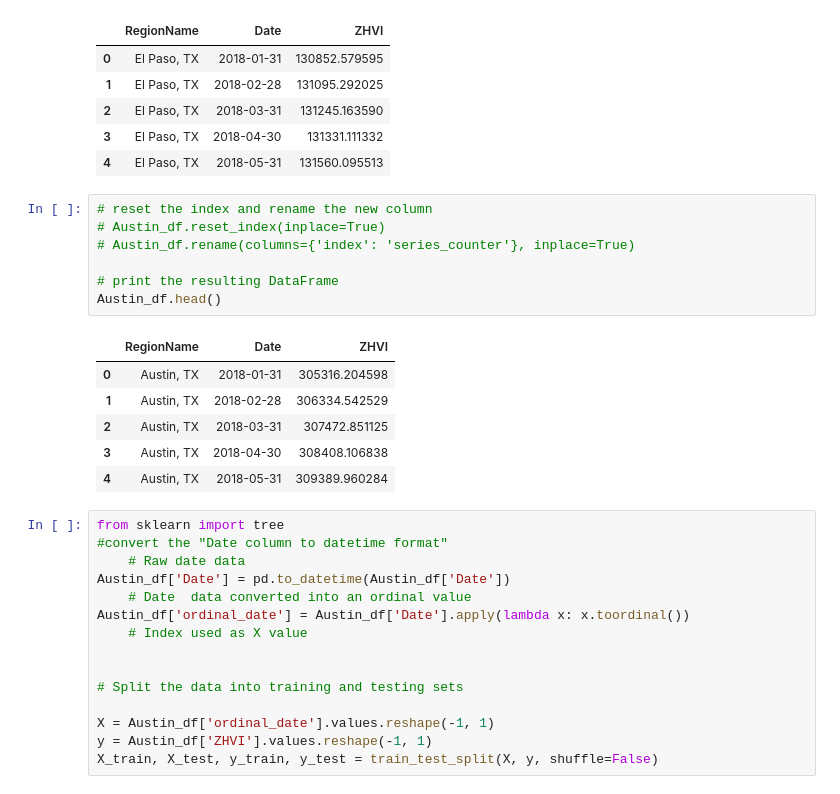
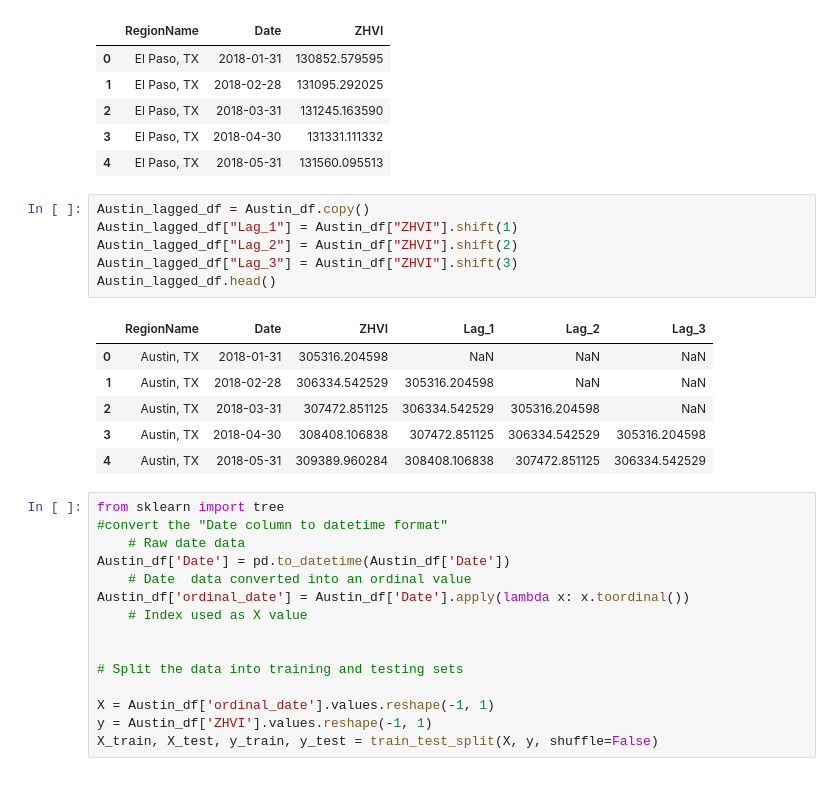
Before and after one commit to rjosanchez/project4-team1, a Jupyter notebook: ZHVI_Clean_Up.ipynb, the cells around one changed output. Saved outputs shown, nothing was run; the diff lists cells and outputs as text.

```diff
--- a/ZHVI_Clean_Up.ipynb
+++ b/ZHVI_Clean_Up.ipynb
@@ -220,20 +210,19 @@ El_Paso_df.head()
 | 2 | El Paso, TX | 2018-03-31 | 131245.163590 |
 | 3 | El Paso, TX | 2018-04-30 | 131331.111332 |
 | 4 | El Paso, TX | 2018-05-31 | 131560.095513 |
-# %%
-# reset the index and rename the new column
-# Austin_df.reset_index(inplace=True)
-# Austin_df.rename(columns={'index': 'series_counter'}, inplace=True)
-
-# print the resulting DataFrame
-Austin_df.head()
-# %% [output]
-|  | RegionName | Date | ZHVI |
-| 0 | Austin, TX | 2018-01-31 | 305316.204598 |
-| 1 | Austin, TX | 2018-02-28 | 306334.542529 |
-| 2 | Austin, TX | 2018-03-31 | 307472.851125 |
-| 3 | Austin, TX | 2018-04-30 | 308408.106838 |
-| 4 | Austin, TX | 2018-05-31 | 309389.960284 |
+# %%
+Austin_lagged_df = Austin_df.copy()
+Austin_lagged_df["Lag_1"] = Austin_df["ZHVI"].shift(1)
+Austin_lagged_df["Lag_2"] = Austin_df["ZHVI"].shift(2)
+Austin_lagged_df["Lag_3"] = Austin_df["ZHVI"].shift(3)
+Austin_lagged_df.head()
+# %% [output]
+|  | RegionName | Date | ZHVI | Lag_1 | Lag_2 | Lag_3 |
+| 0 | Austin, TX | 2018-01-31 | 305316.204598 | NaN | NaN | NaN |
+| 1 | Austin, TX | 2018-02-28 | 306334.542529 | 305316.204598 | NaN | NaN |
+| 2 | Austin, TX | 2018-03-31 | 307472.851125 | 306334.542529 | 305316.204598 | NaN |
+| 3 | Austin, TX | 2018-04-30 | 308408.106838 | 307472.851125 | 306334.542529 | 305316.204598 |
+| 4 | Austin, TX | 2018-05-31 | 309389.960284 | 308408.106838 | 307472.851125 | 306334.542529 |
 # %%
 from sklearn import tree
 #convert the "Date column to datetime format"
```
Also changed, not shown: parts of 9 cells of this notebook.
